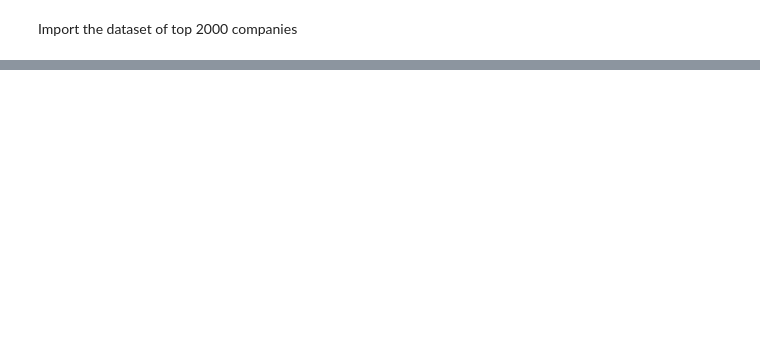
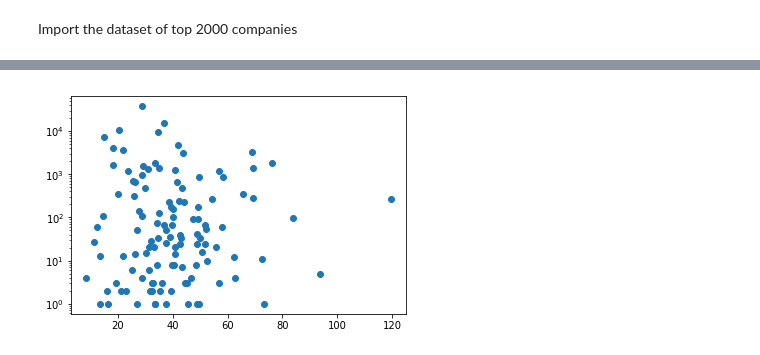
Before and after one commit to eddieshengyuwang/project_ada_akbar, a Jupyter notebook: Gianluca.ipynb, the cells around one changed output, grey strips where cells are left out. Drawn from its saved outputs; the diff is of its cells as text; code cells hidden in the pictures; blank space fills up the shorter version.

```diff
--- a/Gianluca.ipynb
+++ b/Gianluca.ipynb
@@ -59,0 +156,6 @@ KeyError: '2011'
+# %%
+ax = plt.gca()
+ax.scatter(country_count_tax_rate['Tax Rate'],country_count_tax_rate['n_companies_offshore'])
+ax.set_yscale('log')
+# %% [output]
+[figure, added]
```
Also changed, not shown: parts of 33 cells of this notebook.
